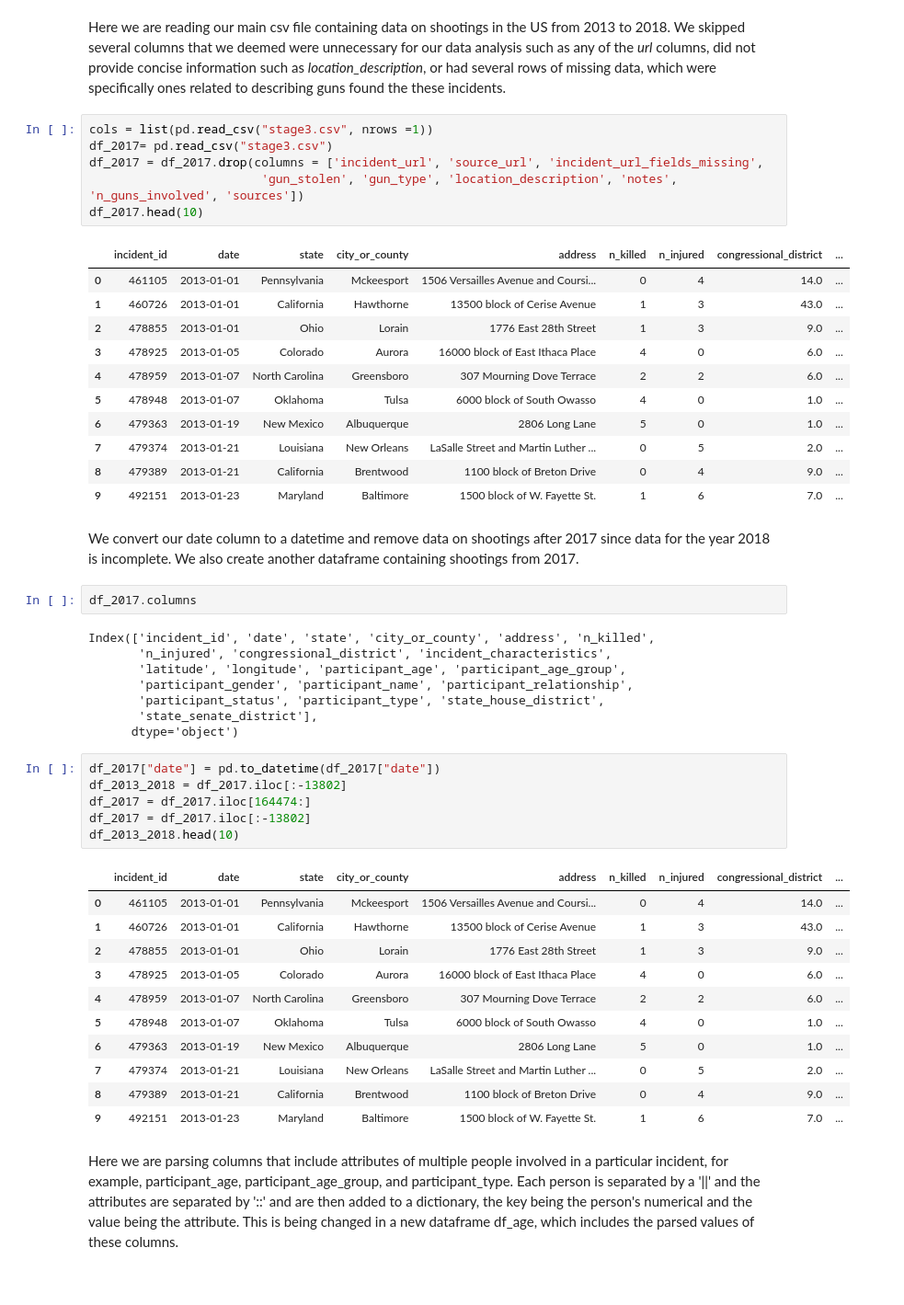
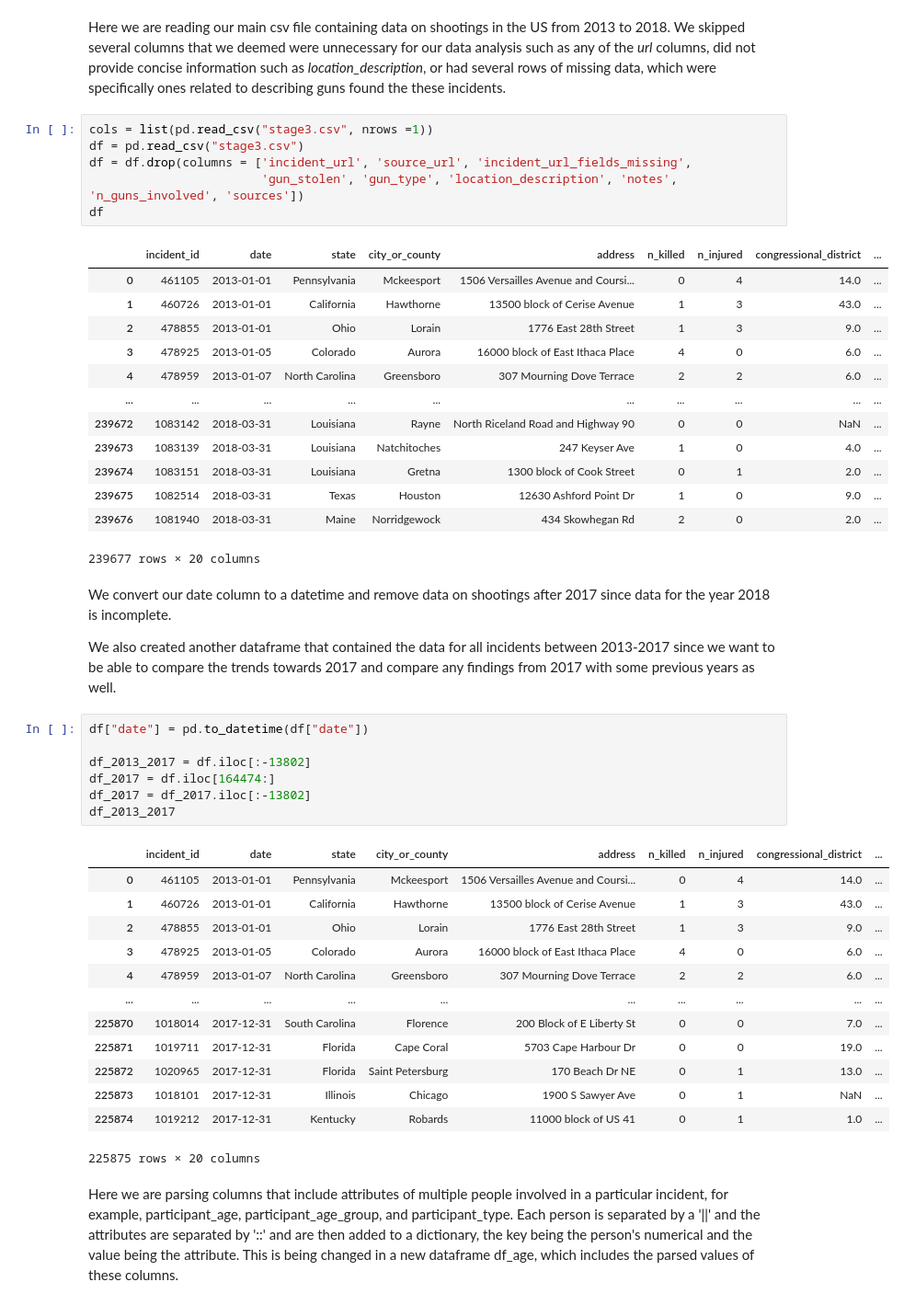
Before and after one commit to nvenkate-cyber/gun_shootings.github.io, a Jupyter notebook: Gun-Violence.ipynb, the cells around one changed output. Shown at 92% size. Cells and saved outputs as stored; diff of their text form.

```diff
--- a/Gun-Violence.ipynb
+++ b/Gun-Violence.ipynb
@@ -39,10 +23,10 @@ Requirement already satisfied: pytz>=2017.2 in /opt/conda/lib/python3.8/site-pac
 Here we are reading our main csv file containing data on shootings in the US from 2013 to 2018. We skipped several columns that we deemed were unnecessary for our data analysis such as any of the *url* columns, did not provide concise information such as *location_description*, or had several rows of missing data, which were specifically ones related to describing guns found the these incidents.
 # %%
 cols = list(pd.read_csv("stage3.csv", nrows =1))
-df_2017= pd.read_csv("stage3.csv")
-df_2017 = df_2017.drop(columns = ['incident_url', 'source_url', 'incident_url_fields_missing',
+df = pd.read_csv("stage3.csv")
+df = df.drop(columns = ['incident_url', 'source_url', 'incident_url_fields_missing',
                         'gun_stolen', 'gun_type', 'location_description', 'notes', 'n_guns_involved', 'sources'])
-df_2017.head(10)
+df
 # %% [output]
 |  | incident_id | date | state | city_or_county | address | n_killed | n_injured | congressional_district | ... |
 | 0 | 461105 | 2013-01-01 | Pennsylvania | Mckeesport | 1506 Versailles Avenue and Coursi... | 0 | 4 | 14.0 | ... |
@@ -50,41 +34,38 @@ df_2017.head(10)
 | 2 | 478855 | 2013-01-01 | Ohio | Lorain | 1776 East 28th Street | 1 | 3 | 9.0 | ... |
 | 3 | 478925 | 2013-01-05 | Colorado | Aurora | 16000 block of East Ithaca Place | 4 | 0 | 6.0 | ... |
 | 4 | 478959 | 2013-01-07 | North Carolina | Greensboro | 307 Mourning Dove Terrace | 2 | 2 | 6.0 | ... |
-| 5 | 478948 | 2013-01-07 | Oklahoma | Tulsa | 6000 block of South Owasso | 4 | 0 | 1.0 | ... |
-| 6 | 479363 | 2013-01-19 | New Mexico | Albuquerque | 2806 Long Lane | 5 | 0 | 1.0 | ... |
-| 7 | 479374 | 2013-01-21 | Louisiana | New Orleans | LaSalle Street and Martin Luther ... | 0 | 5 | 2.0 | ... |
-| 8 | 479389 | 2013-01-21 | California | Brentwood | 1100 block of Breton Drive | 0 | 4 | 9.0 | ... |
-| 9 | 492151 | 2013-01-23 | Maryland | Baltimore | 1500 block of W. Fayette St. | 1 | 6 | 7.0 | ... |
+| ... | ... | ... | ... | ... | ... | ... | ... | ... | ... |
+| 239672 | 1083142 | 2018-03-31 | Louisiana | Rayne | North Riceland Road and Highway 90 | 0 | 0 | NaN | ... |
+| 239673 | 1083139 | 2018-03-31 | Louisiana | Natchitoches | 247 Keyser Ave | 1 | 0 | 4.0 | ... |
+| 239674 | 1083151 | 2018-03-31 | Louisiana | Gretna | 1300 block of Cook Street | 0 | 1 | 2.0 | ... |
+| 239675 | 1082514 | 2018-03-31 | Texas | Houston | 12630 Ashford Point Dr | 1 | 0 | 9.0 | ... |
+| 239676 | 1081940 | 2018-03-31 | Maine | Norridgewock | 434 Skowhegan Rd | 2 | 0 | 2.0 | ... |
+239677 rows × 20 columns
 # %% [markdown]
-We convert our date column to a datetime and remove data on shootings after 2017 since data for the year 2018 is incomplete. We also create another dataframe containing shootings from 2017.
+We convert our date column to a datetime and remove data on shootings after 2017 since data for the year 2018 is incomplete.
+
+We also created another dataframe that contained the data for all incidents between 2013-2017 since we want to be able to compare the trends towards 2017 and compare any findings from 2017 with some previous years as well.
-# %%
-df_2017.columns
-# %% [output]
-Index(['incident_id', 'date', 'state', 'city_or_county', 'address', 'n_killed',
-       'n_injured', 'congressional_district', 'incident_characteristics',
-       'latitude', 'longitude', 'participant_age', 'participant_age_group',
-       'participant_gender', 'participant_name', 'participant_relationship',
-       'participant_status', 'participant_type', 'state_house_district',
-       'state_senate_district'],
-      dtype='object')
 # %%
-df_2017["date"] = pd.to_datetime(df_2017["date"])
-df_2013_2018 = df_2017.iloc[:-13802]
-df_2017 = df_2017.iloc[164474:]
+df["date"] = pd.to_datetime(df["date"])
+
+df_2013_2017 = df.iloc[:-13802]
+df_2017 = df.iloc[164474:]
 df_2017 = df_2017.iloc[:-13802]
-df_2013_2018.head(10)
+df_2013_2017
 # %% [output]
 |  | incident_id | date | state | city_or_county | address | n_killed | n_injured | congressional_district | ... |
 | 0 | 461105 | 2013-01-01 | Pennsylvania | Mckeesport | 1506 Versailles Avenue and Coursi... | 0 | 4 | 14.0 | ... |
 | 1 | 460726 | 2013-01-01 | California | Hawthorne | 13500 block of Cerise Avenue | 1 | 3 | 43.0 | ... |
 | 2 | 478855 | 2013-01-01 | Ohio | Lorain | 1776 East 28th Street | 1 | 3 | 9.0 | ... |
 | 3 | 478925 | 2013-01-05 | Colorado | Aurora | 16000 block of East Ithaca Place | 4 | 0 | 6.0 | ... |
 | 4 | 478959 | 2013-01-07 | North Carolina | Greensboro | 307 Mourning Dove Terrace | 2 | 2 | 6.0 | ... |
-| 5 | 478948 | 2013-01-07 | Oklahoma | Tulsa | 6000 block of South Owasso | 4 | 0 | 1.0 | ... |
-| 6 | 479363 | 2013-01-19 | New Mexico | Albuquerque | 2806 Long Lane | 5 | 0 | 1.0 | ... |
-| 7 | 479374 | 2013-01-21 | Louisiana | New Orleans | LaSalle Street and Martin Luther ... | 0 | 5 | 2.0 | ... |
-| 8 | 479389 | 2013-01-21 | California | Brentwood | 1100 block of Breton Drive | 0 | 4 | 9.0 | ... |
-| 9 | 492151 | 2013-01-23 | Maryland | Baltimore | 1500 block of W. Fayette St. | 1 | 6 | 7.0 | ... |
+| ... | ... | ... | ... | ... | ... | ... | ... | ... | ... |
+| 225870 | 1018014 | 2017-12-31 | South Carolina | Florence | 200 Block of E Liberty St | 0 | 0 | 7.0 | ... |
+| 225871 | 1019711 | 2017-12-31 | Florida | Cape Coral | 5703 Cape Harbour Dr | 0 | 0 | 19.0 | ... |
+| 225872 | 1020965 | 2017-12-31 | Florida | Saint Petersburg | 170 Beach Dr NE | 0 | 1 | 13.0 | ... |
+| 225873 | 1018101 | 2017-12-31 | Illinois | Chicago | 1900 S Sawyer Ave | 0 | 1 | NaN | ... |
+| 225874 | 1019212 | 2017-12-31 | Kentucky | Robards | 11000 block of US 41 | 0 | 1 | 1.0 | ... |
+225875 rows × 20 columns
 # %% [markdown]
 Here we are parsing columns that include attributes of multiple people involved in a particular incident, for example, participant_age, participant_age_group, and participant_type. Each person is separated by a '||' and the attributes are separated by '::' and are then added to a dictionary, the key being the person's numerical and the value being the attribute. This is being changed in a new dataframe df_age, which includes the parsed values of these columns.
 # %%
```
Also changed, not shown: parts of 31 cells of this notebook.
